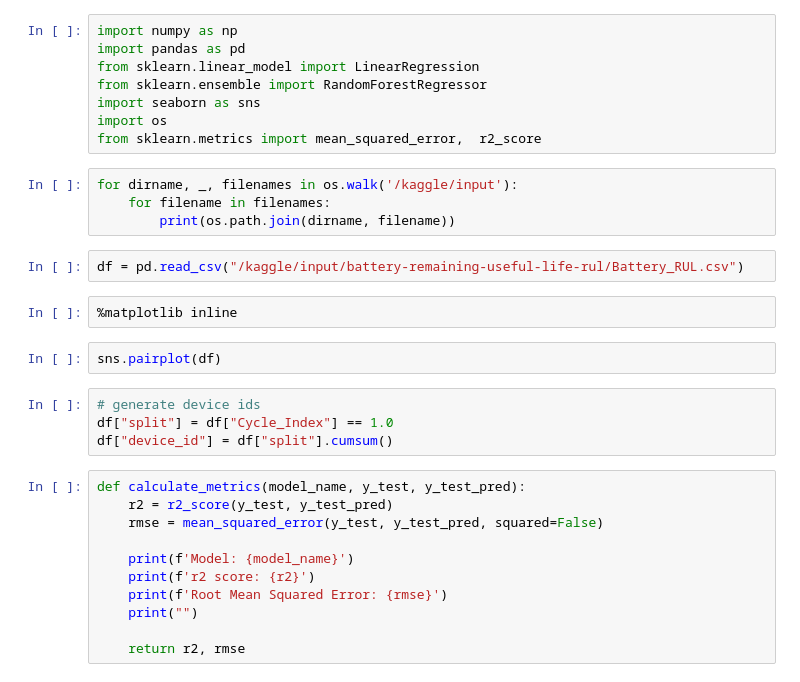
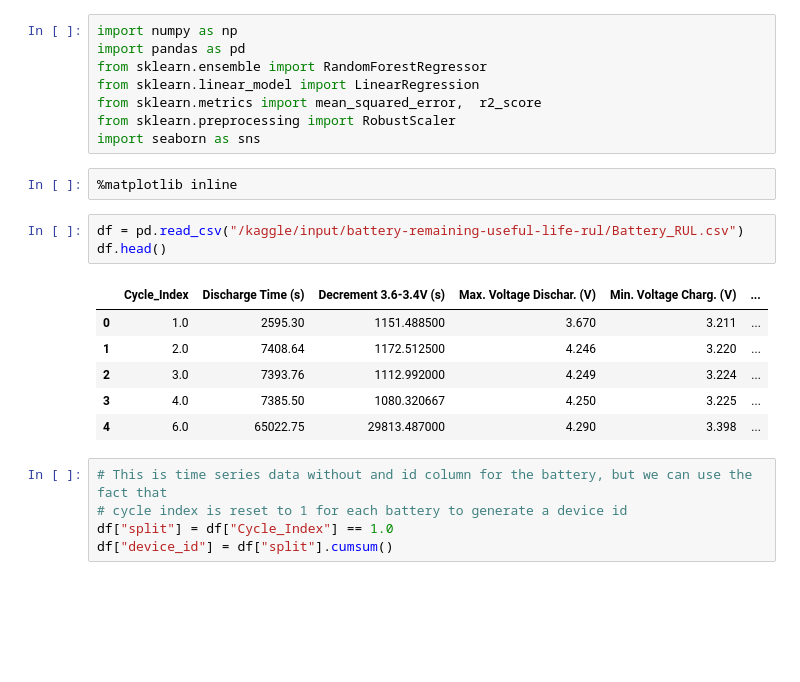
Before and after one commit to torsjonas/battery_remaining_useful_life_prediction, a Jupyter notebook: battery-remaining-useful-life-rul.ipynb, the cells around one changed output. Saved outputs shown, nothing was run; the diff lists cells and outputs as text; blank space fills up the shorter version.

```diff
--- a/battery-remaining-useful-life-rul.ipynb
+++ b/battery-remaining-useful-life-rul.ipynb
@@ -1,33 +1,25 @@
 # %%
 import numpy as np
 import pandas as pd
+from sklearn.ensemble import RandomForestRegressor
 from sklearn.linear_model import LinearRegression
-from sklearn.ensemble import RandomForestRegressor
+from sklearn.metrics import mean_squared_error,  r2_score
+from sklearn.preprocessing import RobustScaler
 import seaborn as sns
-import os
-from sklearn.metrics import mean_squared_error,  r2_score
-# %%
-for dirname, _, filenames in os.walk('/kaggle/input'):
-    for filename in filenames:
-        print(os.path.join(dirname, filename))
-# %%
-df = pd.read_csv("/kaggle/input/battery-remaining-useful-life-rul/Battery_RUL.csv")
 # %%
 %matplotlib inline
-# %%
-sns.pairplot(df)
+# %%
+df = pd.read_csv("/kaggle/input/battery-remaining-useful-life-rul/Battery_RUL.csv")
+df.head()
+# %% [output]
+|  | Cycle_Index | Discharge Time (s) | Decrement 3.6-3.4V (s) | Max. Voltage Dischar. (V) | Min. Voltage Charg. (V) | ... |
+| 0 | 1.0 | 2595.30 | 1151.488500 | 3.670 | 3.211 | ... |
+| 1 | 2.0 | 7408.64 | 1172.512500 | 4.246 | 3.220 | ... |
+| 2 | 3.0 | 7393.76 | 1112.992000 | 4.249 | 3.224 | ... |
+| 3 | 4.0 | 7385.50 | 1080.320667 | 4.250 | 3.225 | ... |
+| 4 | 6.0 | 65022.75 | 29813.487000 | 4.290 | 3.398 | ... |
 # %%
-# generate device ids
+# This is time series data without and id column for the battery, but we can use the fact that
+# cycle index is reset to 1 for each battery to generate a device id
 df["split"] = df["Cycle_Index"] == 1.0
 df["device_id"] = df["split"].cumsum()
-# %%
-def calculate_metrics(model_name, y_test, y_test_pred):
-    r2 = r2_score(y_test, y_test_pred)
-    rmse = mean_squared_error(y_test, y_test_pred, squared=False)
-
-    print(f'Model: {model_name}')
-    print(f'r2 score: {r2}')
-    print(f'Root Mean Squared Error: {rmse}')
-    print("")
-
-    return r2, rmse
```
Also changed, not shown: parts of 14 cells of this notebook.
